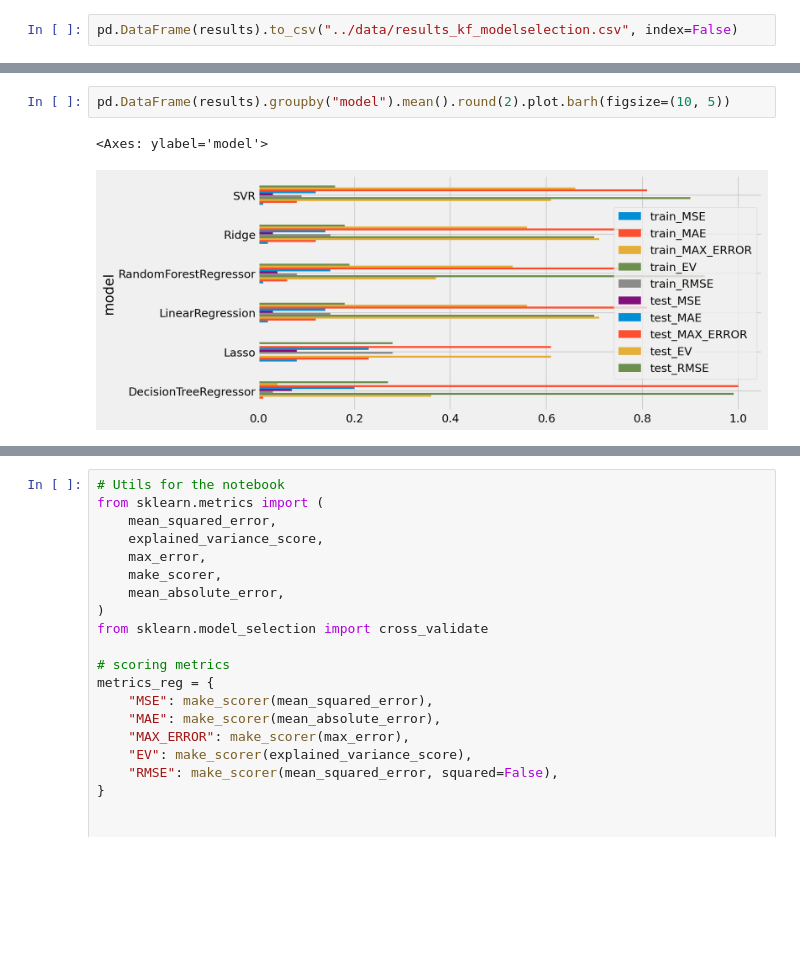
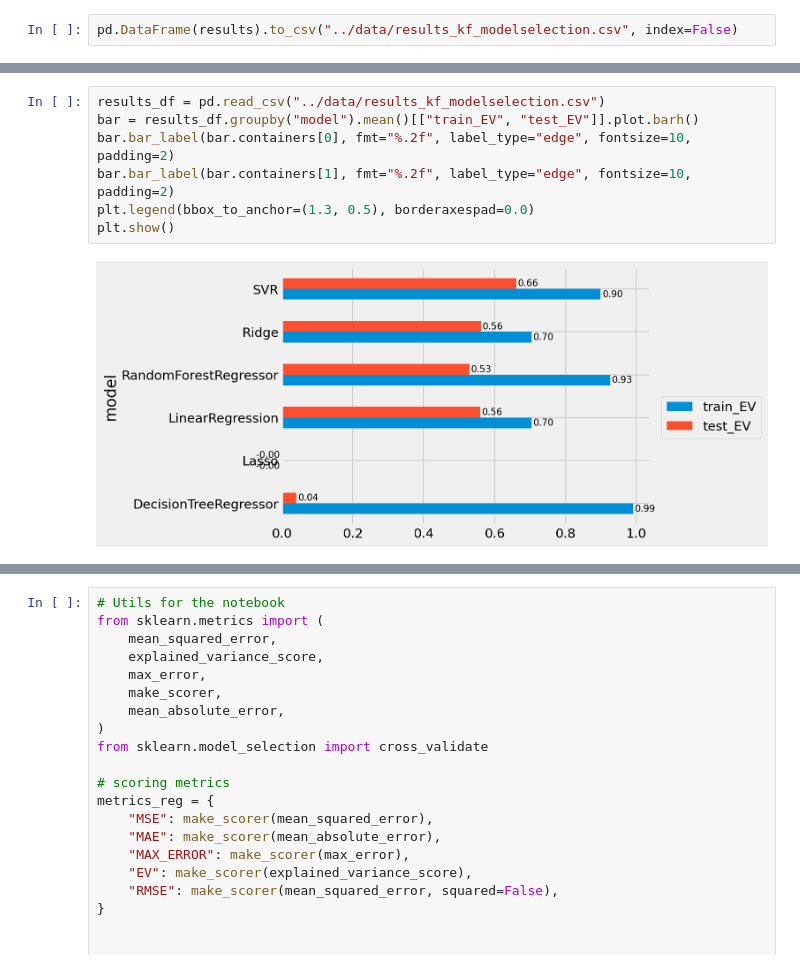
Before and after one commit to Parolps/Projeto-3, a Jupyter notebook: notebooks/feature_selection.ipynb, the cells around one changed output, grey strips where cells are left out. Drawn from its saved outputs; the diff is of its cells as text; blank space fills up the shorter version.

```diff
--- a/notebooks/feature_selection.ipynb
+++ b/notebooks/feature_selection.ipynb
@@ -469,5 +494,9 @@ pd.DataFrame(results)
-# %%
-pd.DataFrame(results).groupby("model").mean().round(2).plot.barh(figsize=(10, 5))
-# %% [output]
-<Axes: ylabel='model'>
-[figure, removed]
+# %%
+results_df = pd.read_csv("../data/results_kf_modelselection.csv")
+bar = results_df.groupby("model").mean()[["train_EV", "test_EV"]].plot.barh()
+bar.bar_label(bar.containers[0], fmt="%.2f", label_type="edge", fontsize=10, padding=2)
+bar.bar_label(bar.containers[1], fmt="%.2f", label_type="edge", fontsize=10, padding=2)
+plt.legend(bbox_to_anchor=(1.3, 0.5), borderaxespad=0.0)
+plt.show()
+# %% [output]
+[figure, added]
```
Also changed, not shown: parts of 7 cells of this notebook, 1 other file.
